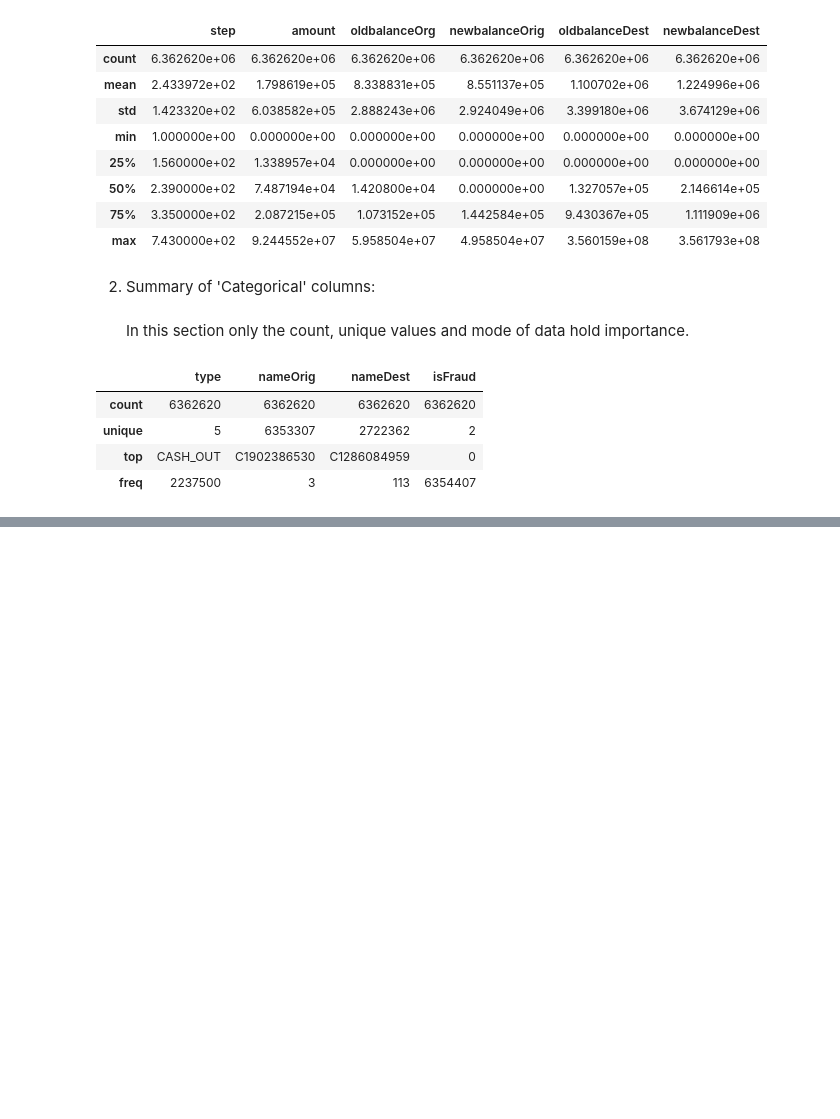
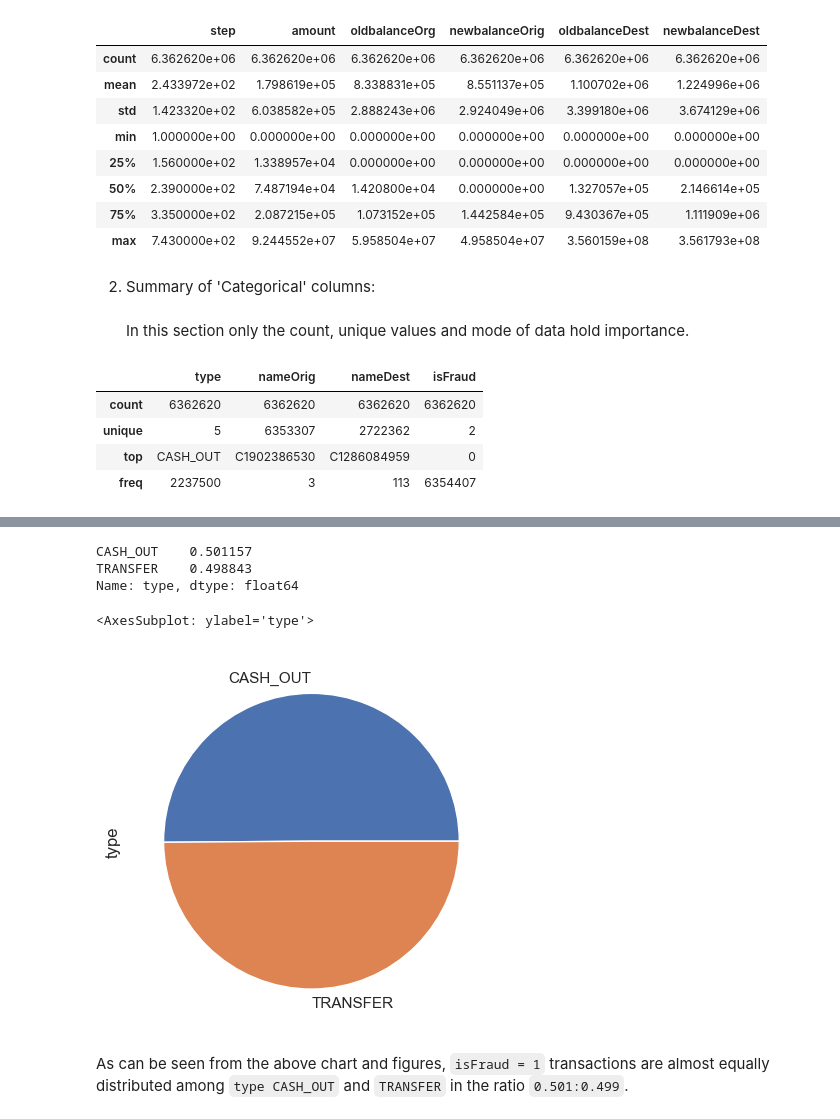
Before and after one commit to parthareja/financial-fraud-detection, a Jupyter notebook: financial-fraud-detection.ipynb, the cells around one changed output, grey strips where cells are left out. Cells and saved outputs as stored; diff of their text form; code cells hidden in the pictures; blank space fills up the shorter version.

```diff
--- a/financial-fraud-detection.ipynb
+++ b/financial-fraud-detection.ipynb
@@ -81,0 +142,3 @@ display(desc_df_cat)
+# %%
+df = df.loc[~(df['type'].isin(['CASH_IN', 'DEBIT', 'PAYMENT']))]
+df
@@ -81,0 +162,12 @@ display(desc_df_cat)
+# %%
+data_fraud = df[df.isFraud == 1]
+display(data_fraud.type.value_counts(normalize=True))
+data_fraud.type.value_counts().plot.pie()
+# %% [output]
+CASH_OUT    0.501157
+TRANSFER    0.498843
+Name: type, dtype: float64
+<AxesSubplot: ylabel='type'>
+[figure, added]
+# %% [markdown]
+As can be seen from the above chart and figures, `isFraud = 1` transactions are almost equally distributed among `type CASH_OUT` and `TRANSFER` in the ratio `0.501:0.499`.
```
Also changed, not shown: parts of 19 cells of this notebook, 2 other files.
